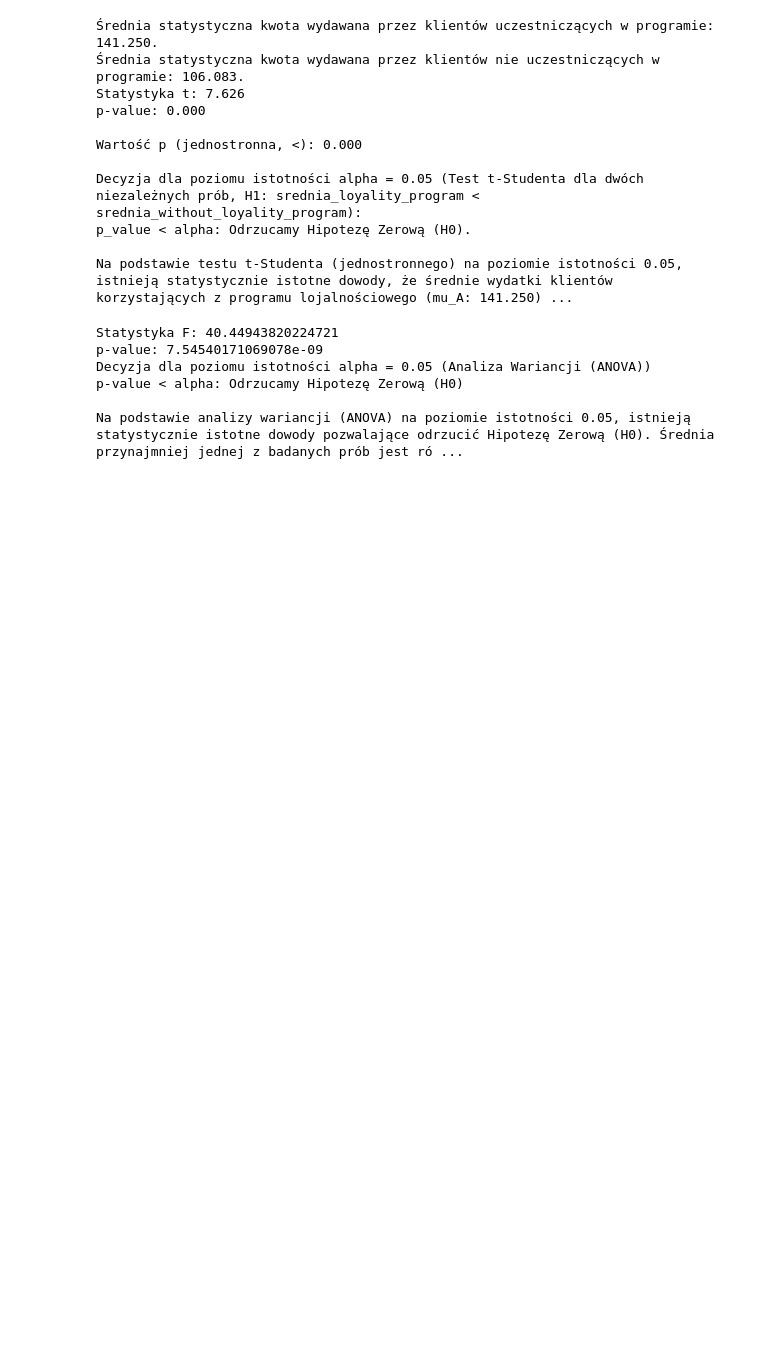
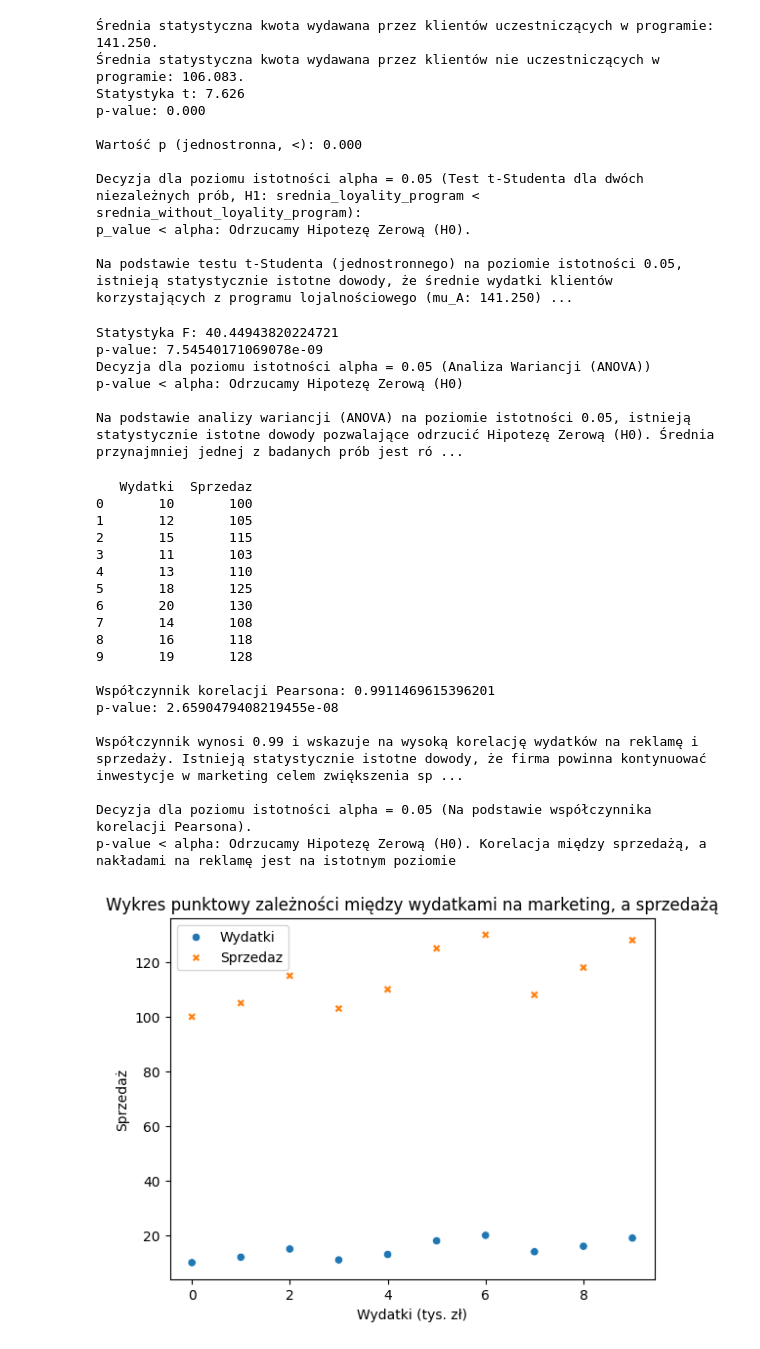
Before and after one commit to LPiskor/moje_projekty_ml, a Jupyter notebook: Statystyka_Dla_Danych.ipynb, the cells around one changed output. Drawn from its saved outputs; the diff is of its cells as text; code cells hidden in the pictures; blank space fills up the shorter version.

Commit message:
Pearson correlation coeficient and scatter plot - correlation between sale and spend on ad

```diff
--- a/Statystyka_Dla_Danych.ipynb
+++ b/Statystyka_Dla_Danych.ipynb
@@ -599,3 +599,67 @@ Decyzja dla poziomu istotności alpha = 0.05 (Analiza Wariancji (ANOVA))
 p-value < alpha: Odrzucamy Hipotezę Zerową (H0)
 
 Na podstawie analizy wariancji (ANOVA) na poziomie istotności 0.05, istnieją statystycznie istotne dowody pozwalające odrzucić Hipotezę Zerową (H0). Średnia przynajmniej jednej z badanych prób jest ró ...
+# %%
+import pandas as pd
+import seaborn as sns
+import scipy
+from scipy import stats
+
+
+ad_spend = np.array([10, 12, 15, 11, 13, 18, 20, 14, 16, 19])
+sales = np.array([100, 105, 115, 103, 110, 125, 130, 108, 118, 128])
+
+#Utworzenie DataFrame do załadowania danych z tablic jako wykres punktowy
+data = pd.DataFrame({'Wydatki': ad_spend, 'Sprzedaz': sales})
+print(data)
+
+#Wykres punktowy - scatter plot
+sns.scatterplot(data=data)
+plt.title("Wykres punktowy zależności między wydatkami na marketing, a sprzedażą")
+plt.xlabel("Wydatki (tys. zł)")
+plt.ylabel("Sprzedaż")
+
+#Obliczneie współczynnika korelacji Pearsona
+wspolczynnik_korelacji, p_value = scipy.stats.pearsonr(ad_spend, sales)
+print(f"\nWspółczynnik korelacji Pearsona: {wspolczynnik_korelacji}")
+print(f"p-value: {p_value}")
+
+
+if wspolczynnik_korelacji < 0.3:
+    print(f"\nWspółczynnik wynosi {wspolczynnik_korelacji:.2f} i wskazuje na słabą korelację między wydatkami na marketing, a sprzedażą. Oznacza to że brak jest statystycznie istotnych dowodów na to, że inwestycja w reklamę przynosi oczekiwany skutek.")
+elif wspolczynnik_korelacji < 0.7:
+    print(f"\nWspółczynnik wynosi {wspolczynnik_korelacji:.2f} i wskazuje na umiarkowaną korelację między zwiększonymi wydatkami na reklamę, a sprzedażą.")
+else:
+    print(f"\nWspółczynnik wynosi {wspolczynnik_korelacji:.2f} i wskazuje na wysoką korelację wydatków na reklamę i sprzedaży. Istnieją statystycznie istotne dowody, że firma powinna kontynuować inwestycje w marketing celem zwiększenia sprzedaży.")
+
+
+alpha = 0.05
+#H0: Istnieją statystystycznie istotne dowody na brak korelacji między wynikami sprzedaży, a nakładami na reklamę
+#H1: Korelacja między wynikami sprzedaży, a inwestycją poczynioną na reklamę wystęþuje
+
+print(f"\nDecyzja dla poziomu istotności alpha = {alpha} (Na podstawie współczynnika korelacji Pearsona).")
+if p_value < alpha:
+    print(f"p-value < alpha: Odrzucamy Hipotezę Zerową (H0). Korelacja między sprzedażą, a nakładami na reklamę jest na istotnym poziomie")
+else:
+    print(f"p-value >= alpha: Brak istotnych statystycznie dowodów do odrzucenia Hipotezy Zerowej (H0). Istnieją podstawy do negacji zależności między wydatkiem na reklamę,  a sprzedażą.")
+# %% [output]
+   Wydatki  Sprzedaz
+0       10       100
+1       12       105
+2       15       115
+3       11       103
+4       13       110
+5       18       125
+6       20       130
+7       14       108
+8       16       118
+9       19       128
+
+Współczynnik korelacji Pearsona: 0.9911469615396201
+p-value: 2.6590479408219455e-08
+
+Współczynnik wynosi 0.99 i wskazuje na wysoką korelację wydatków na reklamę i sprzedaży. Istnieją statystycznie istotne dowody, że firma powinna kontynuować inwestycje w marketing celem zwiększenia sp ...
+
+Decyzja dla poziomu istotności alpha = 0.05 (Na podstawie współczynnika korelacji Pearsona).
+p-value < alpha: Odrzucamy Hipotezę Zerową (H0). Korelacja między sprzedażą, a nakładami na reklamę jest na istotnym poziomie
+[figure, added]
```
